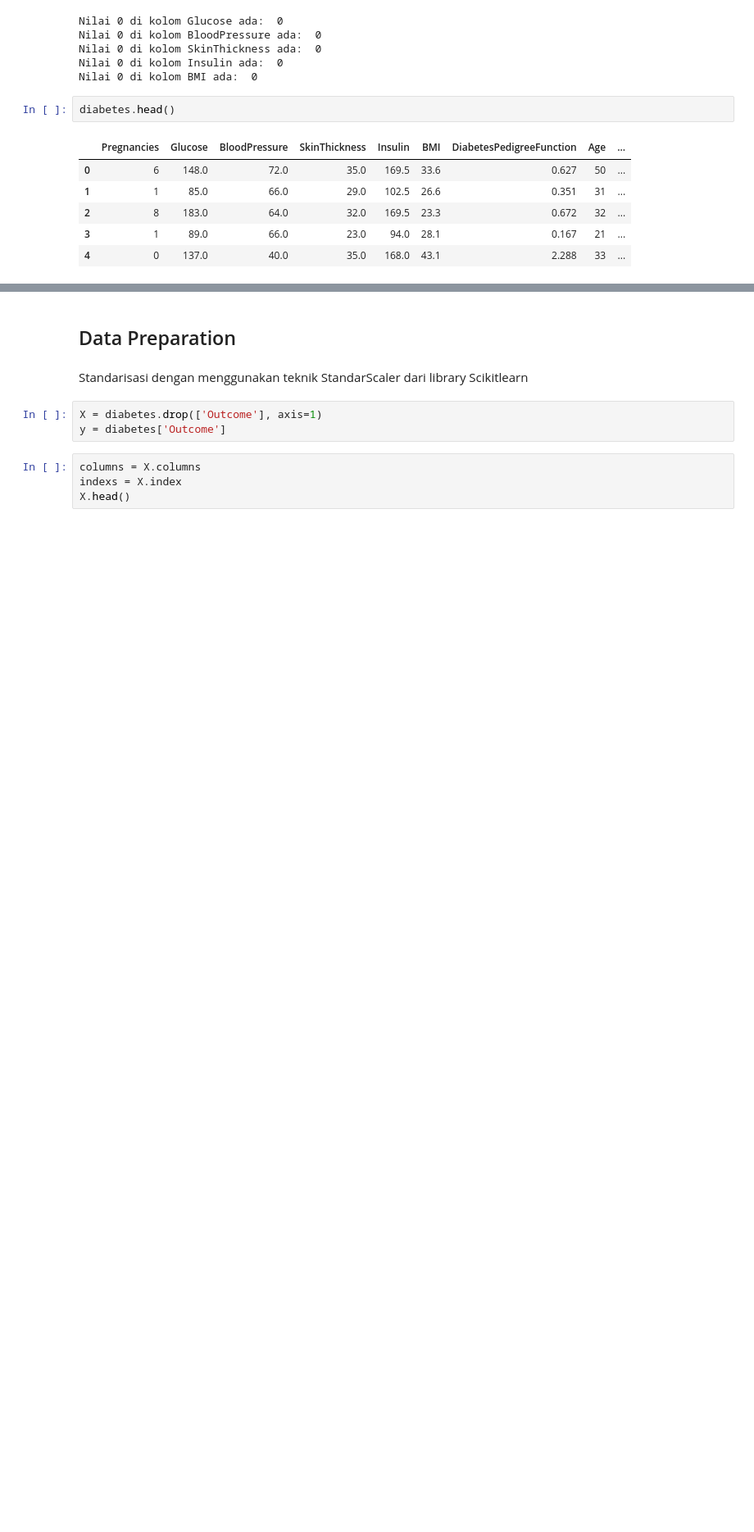
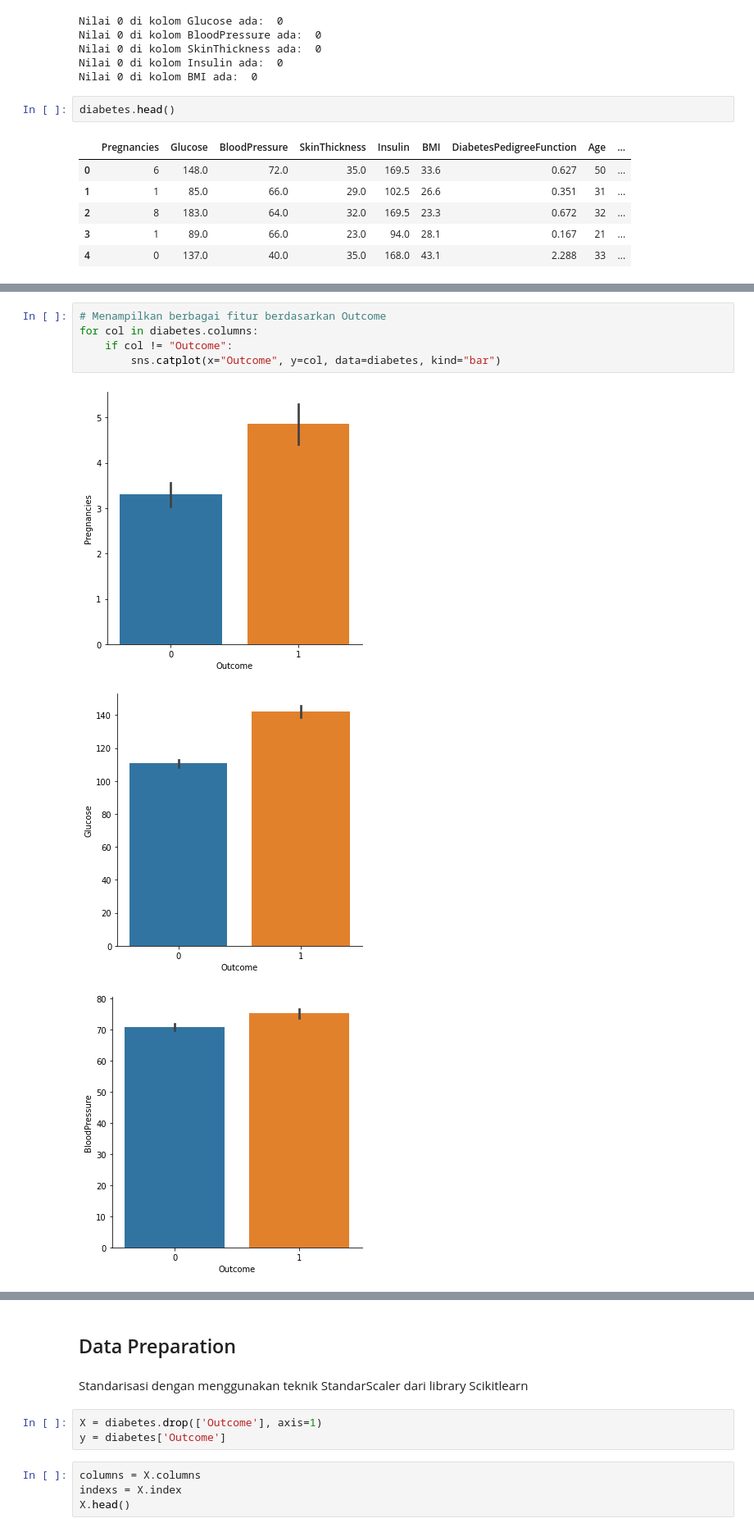
Before and after one commit to dan-dia/project-capstone-team-csd-134, a Jupyter notebook: model/Project_Capstone_134.ipynb, the cells around one changed output, grey strips where cells are left out. Shown at 82% size. Saved outputs shown, nothing was run; the diff lists cells and outputs as text; blank space fills up the shorter version.

```diff
--- a/model/Project_Capstone_134.ipynb
+++ b/model/Project_Capstone_134.ipynb
@@ -174,0 +192,9 @@ diabetes.describe()
+# %%
+# Menampilkan berbagai fitur berdasarkan Outcome
+for col in diabetes.columns:
+    if col != "Outcome":
+        sns.catplot(x="Outcome", y=col, data=diabetes, kind="bar")
+# %% [output]
+[figure, added]
+[figure, added]
+[figure, added]
```
Also changed, not shown: parts of 11 cells of this notebook, 1 other file.
